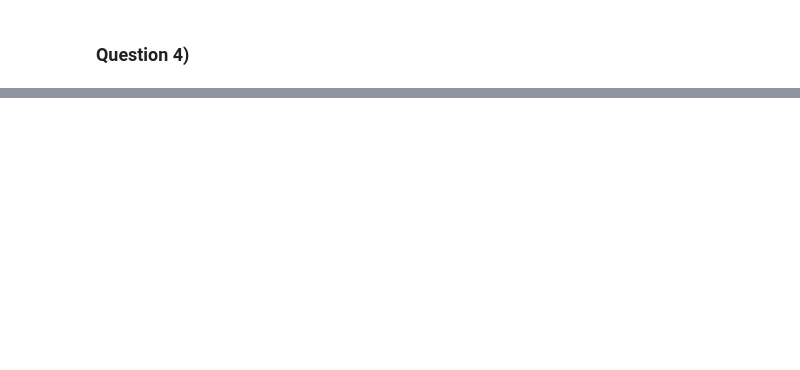
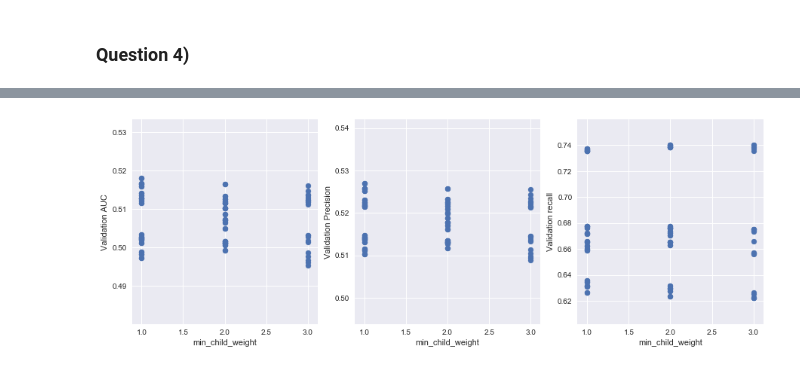
Before and after one commit to FranciscoRZ/WordImpactForecasting, a Jupyter notebook: exploratory_notebooks/kitchen_book.ipynb, the cells around one changed output, grey strips where cells are left out. Drawn from its saved outputs; the diff is of its cells as text; code cells hidden in the pictures; blank space fills up the shorter version.

```diff
--- a/exploratory_notebooks/kitchen_book.ipynb
+++ b/exploratory_notebooks/kitchen_book.ipynb
@@ -359,0 +467,4 @@ data
+# %%
+plot_tuning_results(results, 'min_child_weight')
+# %% [output]
+[figure, added]
```
Also changed, not shown: parts of 39 cells of this notebook, 1 other file.
